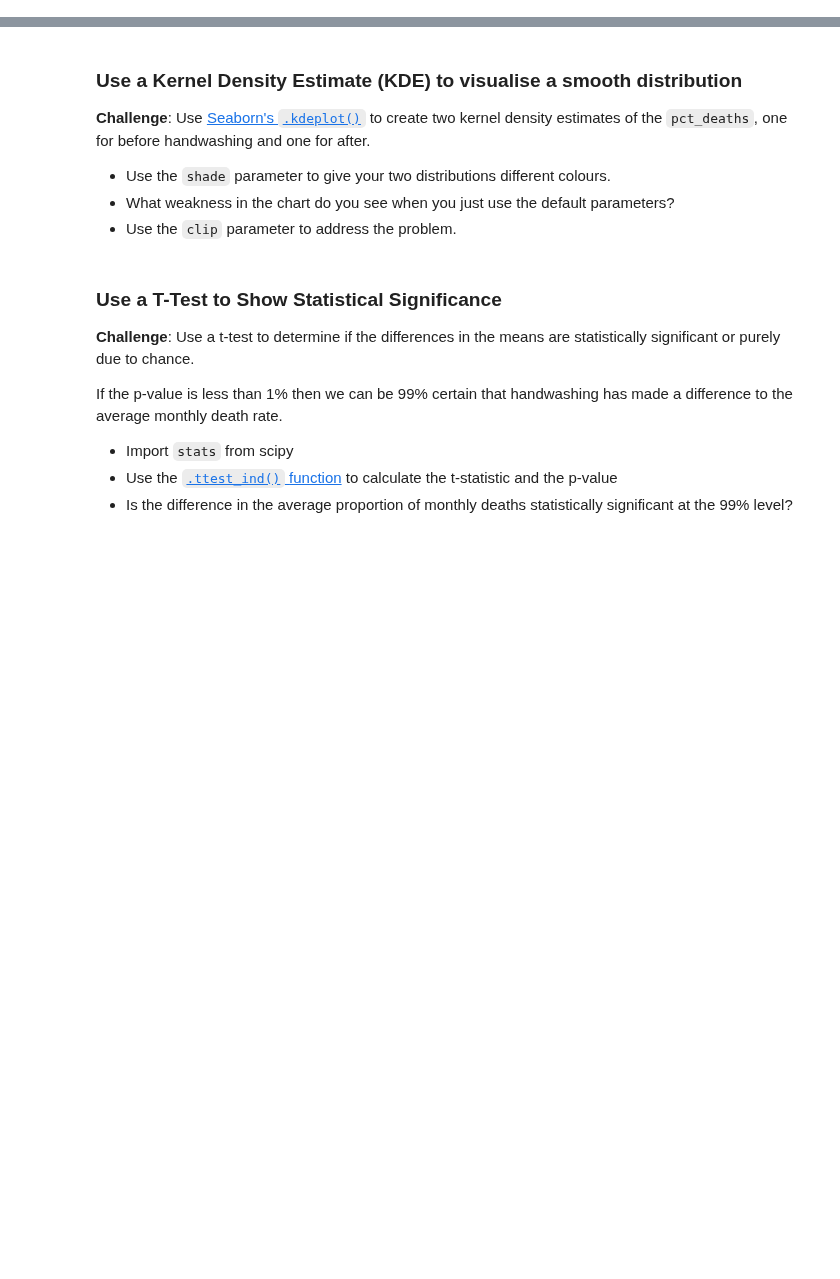
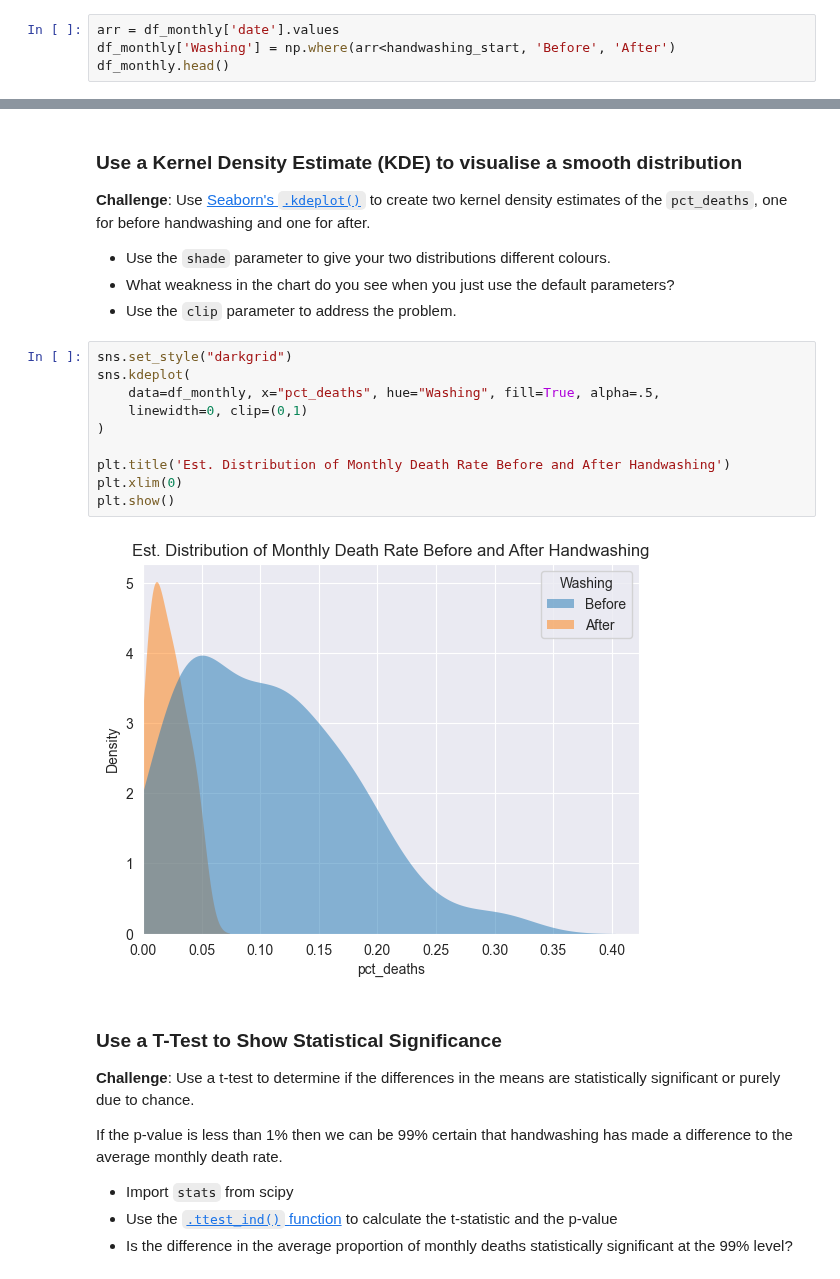
Before and after one commit to RafaelMoralesGallegos/100-days-of-Python, a Jupyter notebook: Day_80_t-Tests/Dr_Semmelweis_Handwashing_Discovery.ipynb, the cells around one changed output, grey strips where cells are left out. Drawn from its saved outputs; the diff is of its cells as text; blank space fills up the shorter version.

```diff
--- a/Day_80_t-Tests/Dr_Semmelweis_Handwashing_Discovery.ipynb
+++ b/Day_80_t-Tests/Dr_Semmelweis_Handwashing_Discovery.ipynb
@@ -366,3 +401,7 @@ plt.show()
 * Use [NumPy's `.where()` function](https://numpy.org/doc/stable/reference/generated/numpy.where.html) to add a column to `df_monthly` that shows if a particular date was before or after the start of handwashing.
 * Then use plotly to create box plot of the data before and after handwashing.
 * How did key statistics like the mean, max, min, 1st and 3rd quartile changed as a result of the new policy?
+# %%
+arr = df_monthly['date'].values
+df_monthly['Washing'] = np.where(arr<handwashing_start, 'Before', 'After')
+df_monthly.head()
@@ -384,6 +445,18 @@ plt.show()
 * Use the `shade` parameter to give your two distributions different colours.
 * What weakness in the chart do you see when you just use the default parameters?
 * Use the `clip` parameter to address the problem.
+# %%
+sns.set_style("darkgrid")
+sns.kdeplot(
+    data=df_monthly, x="pct_deaths", hue="Washing", fill=True, alpha=.5,
+    linewidth=0, clip=(0,1)
+)
+
+plt.title('Est. Distribution of Monthly Death Rate Before and After Handwashing')
+plt.xlim(0)
+plt.show()
+# %% [output]
+[figure, added]
 # %% [markdown]
 ### Use a T-Test to Show Statistical Significance
 
```
Also changed, not shown: parts of 8 cells of this notebook, 1 other file.
